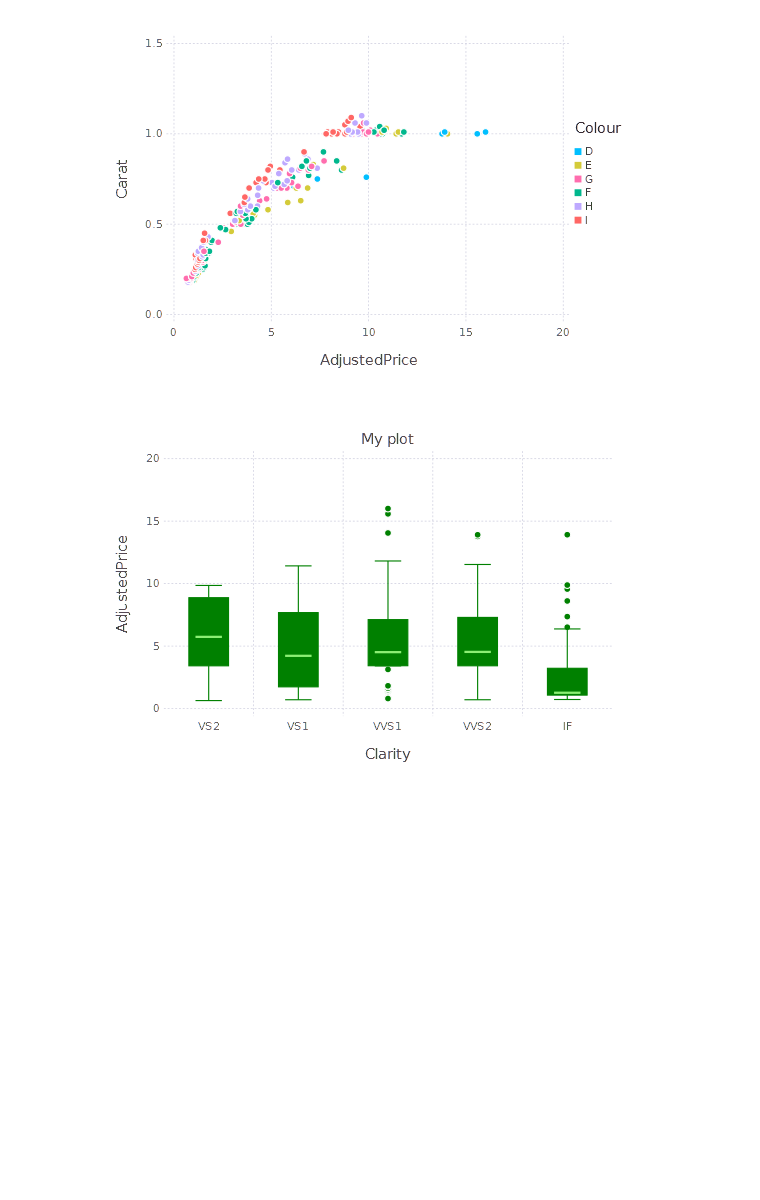
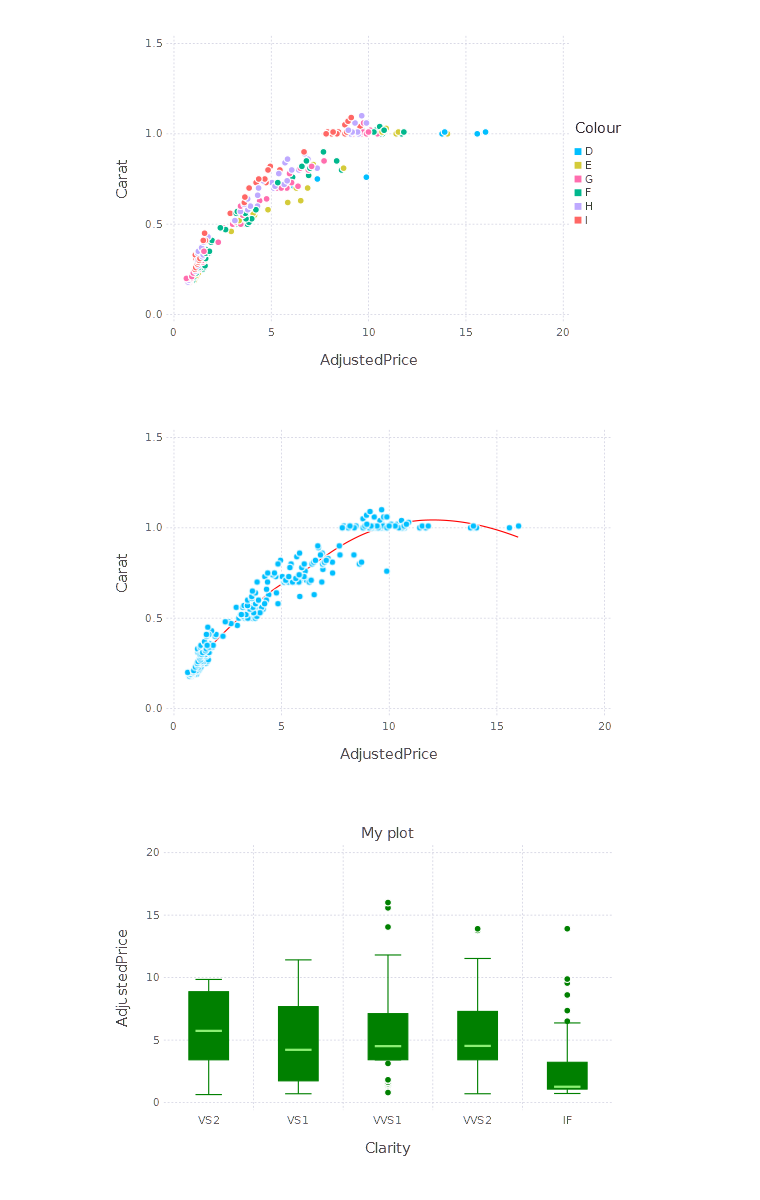
Before and after one commit to ykashou92/DataSciPort, a Jupyter notebook: PROJECT/0008-Diamond-DADMSI-Julia.ipynb, the cells around one changed output. Saved outputs shown, nothing was run; the diff lists cells and outputs as text; code cells hidden in the pictures; blank space fills up the shorter version.

```diff
--- a/PROJECT/0008-Diamond-DADMSI-Julia.ipynb
+++ b/PROJECT/0008-Diamond-DADMSI-Julia.ipynb
@@ -49,6 +49,11 @@ plot(diamond, x = "AdjustedPrice", y = "Carat",
 color = "Colour", Geom.point)
 # %% [output]
 [figure]
+# %%
+plot(diamond, x = "AdjustedPrice", y = "Carat", Geom.point,
+layer(x = "AdjustedPrice", y = "Carat", Geom.smooth, Theme(default_color=colorant"red")))
+# %% [output]
+[figure, added]
 # %%
 plot(diamond, x = "Clarity", y = "AdjustedPrice", Geom.boxplot, Guide.title("My plot"), Theme(default_color = colorant"green", boxplot_spacing = 50px))
 # %% [output]
```
Also changed, not shown: parts of 1 cell of this notebook.
